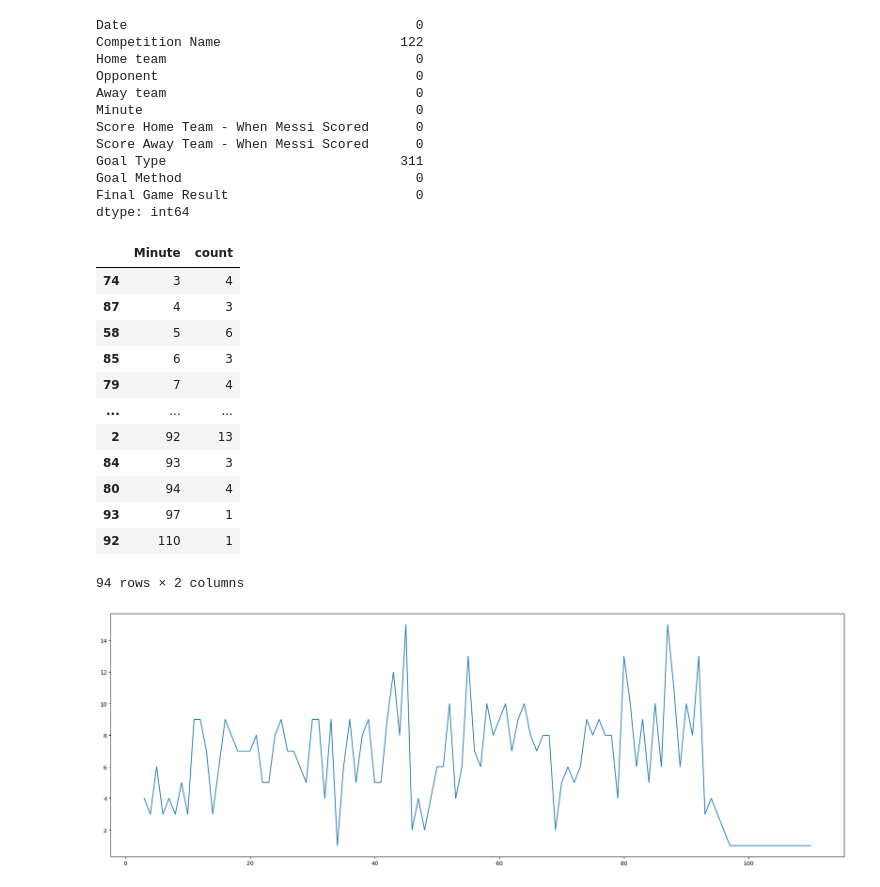
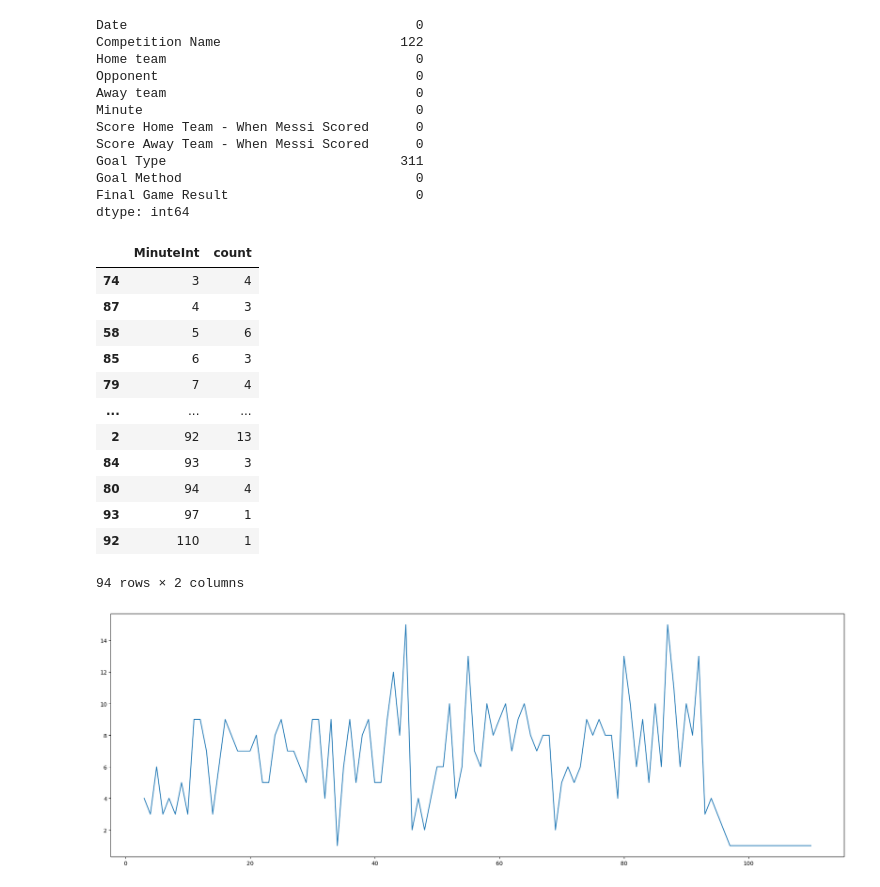
Before and after one commit to FahimeMirveisi/PyLearn7_MachineLearning_Projects, a Jupyter notebook: Assignment40/messi_goals.ipynb, the cells around one changed output. Cells and saved outputs as stored; diff of their text form; code cells hidden in the pictures.

```diff
--- a/Assignment40/messi_goals.ipynb
+++ b/Assignment40/messi_goals.ipynb
@@ -67,14 +67,14 @@ Goal Method                              0
 Final Game Result                        0
 dtype: int64
 # %%
-data["Minute"] = data["Minute"].apply(eval)
-data["Minute"] = data["Minute"].astype(int)
+data["MinuteInt"] = data["Minute"].apply(eval)
+data["MinuteInt"] = data["MinuteInt"].astype(int)
 # %%
-df = data['Minute'].value_counts().rename_axis('Minute').to_frame('count').reset_index()\
-    .sort_values(by=["Minute"], ascending=True)
+df = data['MinuteInt'].value_counts().rename_axis('MinuteInt').to_frame('count').reset_index()\
+    .sort_values(by=["MinuteInt"], ascending=True)
 df
 # %% [output]
-|  | Minute | count |
+|  | MinuteInt | count |
 | 74 | 3 | 4 |
 | 87 | 4 | 3 |
 | 58 | 5 | 6 |
```
Also changed, not shown: parts of 10 cells of this notebook.
